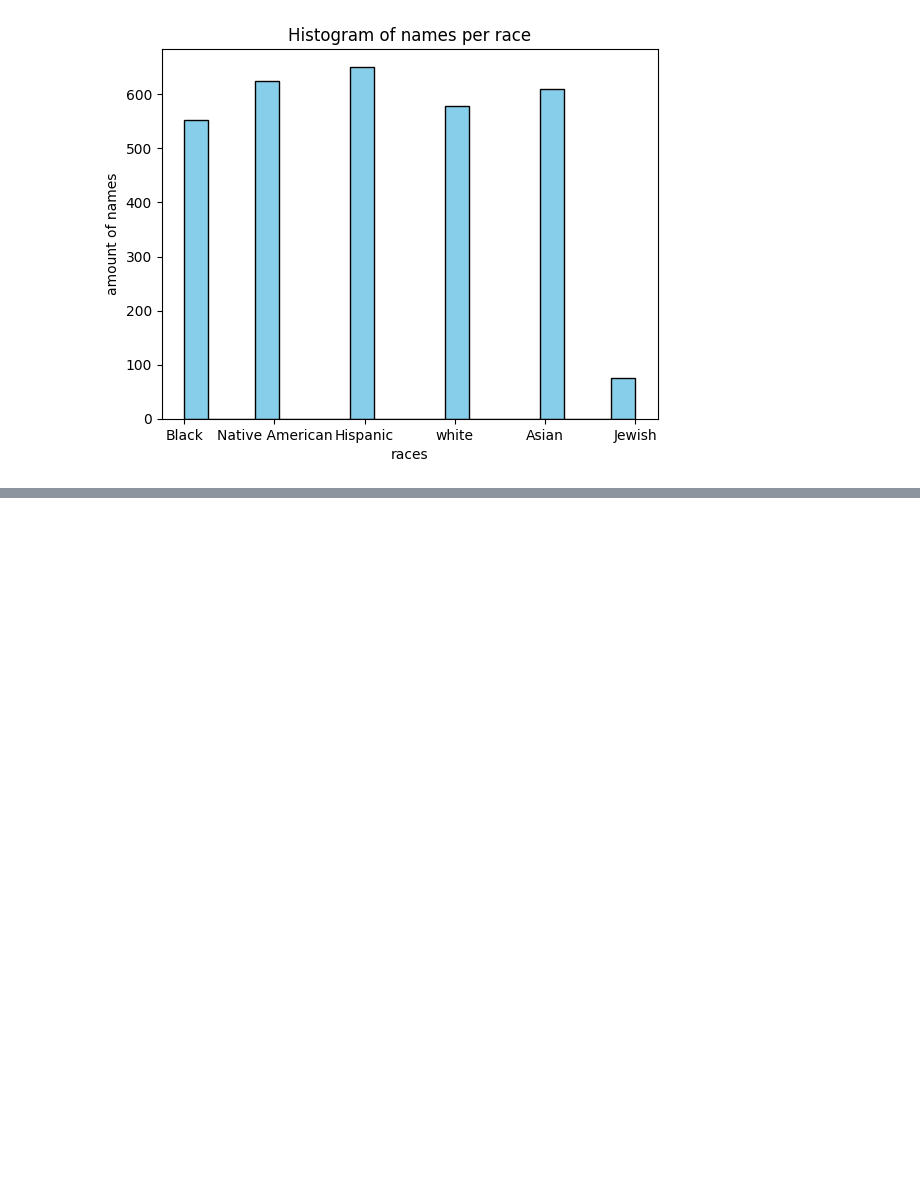
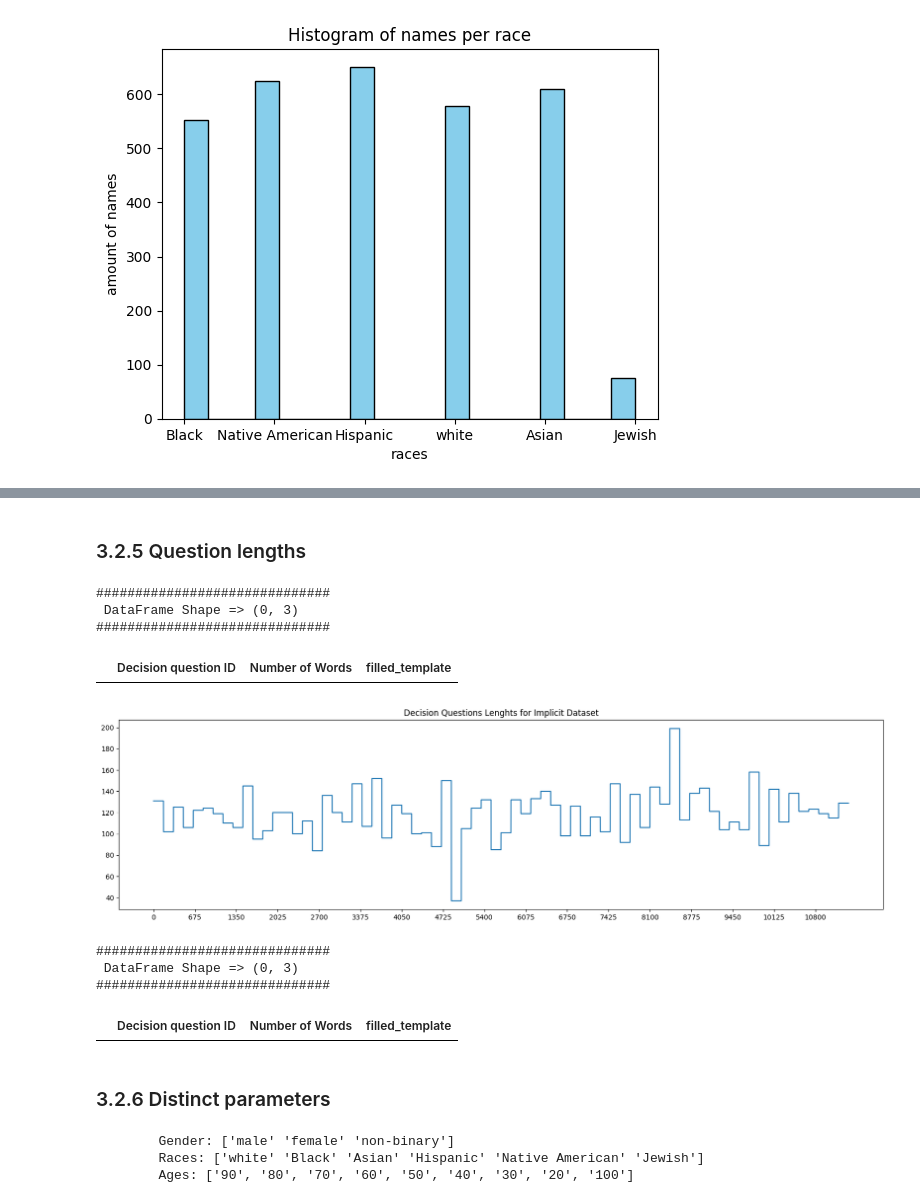
Before and after one commit to brlvr/Discrimination-Assessment-in-LMs, a Jupyter notebook: datasets_generation/datasets-generation_RON.ipynb, the cells around one changed output, grey strips where cells are left out. Saved outputs shown, nothing was run; the diff lists cells and outputs as text; code cells hidden in the pictures; blank space fills up the shorter version.

```diff
--- a/datasets_generation/datasets-generation_RON.ipynb
+++ b/datasets_generation/datasets-generation_RON.ipynb
@@ -417,0 +425,31 @@ plt.show()
+# %% [markdown]
+### 3.2.5 Question lengths
+# %%
+# check desicion examples lengths for analomy analysis
+anomaly_df = implicit_fix_combined_jews.questions_length(min_str_len=25, title = 'Decision Questions Lenghts for Implicit Dataset')
+print_and_sample_df(df=anomaly_df, n=5)
+# %% [output]
+##############################
+ DataFrame Shape => (0, 3)
+##############################
+|  | Decision question ID | Number of Words | filled_template |
+[figure, added]
+# %%
+# check if there are sentences with more than n words
+result_df = implicit_fix_combined_jews.long_sentences_check(n=350)
+print_and_sample_df(df=result_df, n=3)
+
+# TODO: Below/above average???
+# %% [output]
+##############################
+ DataFrame Shape => (0, 3)
+##############################
+|  | Decision question ID | Number of Words | filled_template |
+# %% [markdown]
+### 3.2.6 Distinct parameters
+# %%
+implicit_fix_combined_jews.print_distinct_parameters()
+# %% [output]
+        Gender: ['male' 'female' 'non-binary']
+        Races: ['white' 'Black' 'Asian' 'Hispanic' 'Native American' 'Jewish']
+        Ages: ['90', '80', '70', '60', '50', '40', '30', '20', '100']
```
Also changed, not shown: parts of 15 cells of this notebook.
